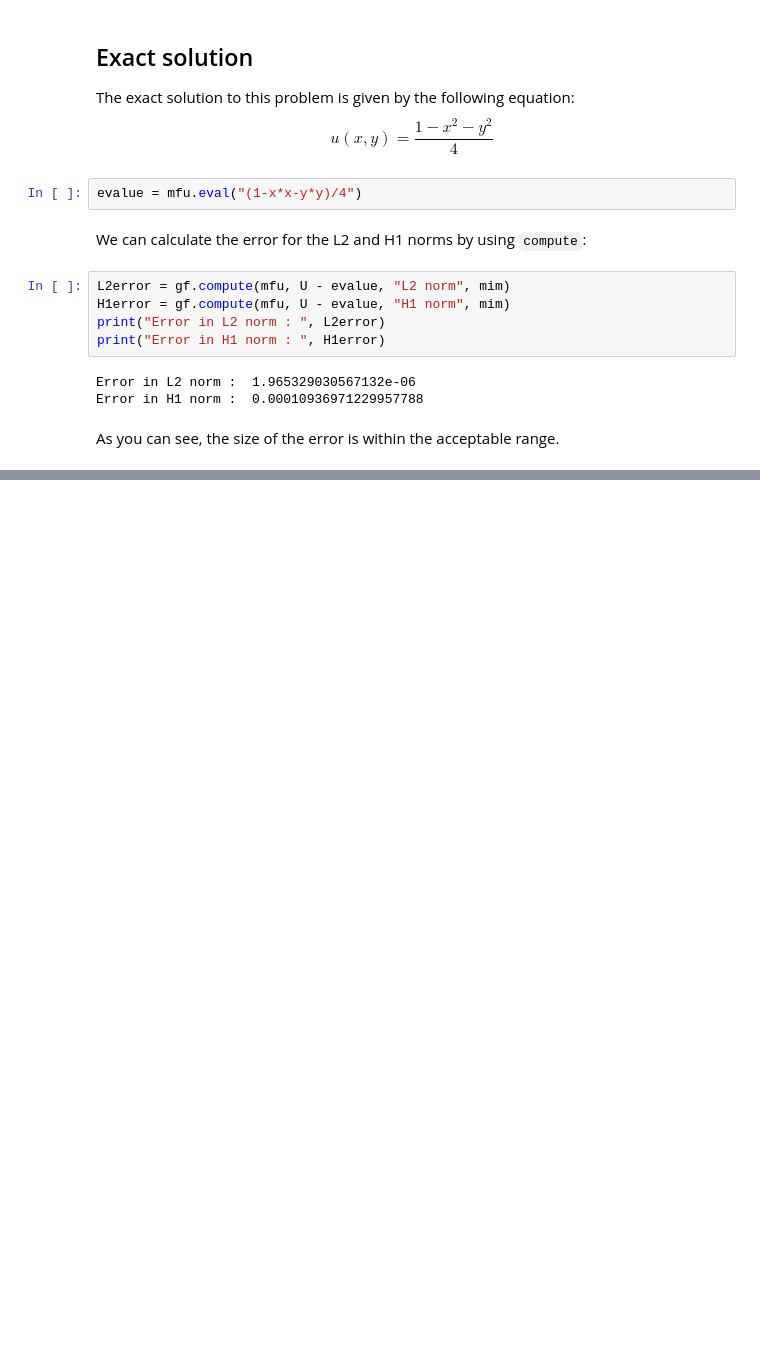
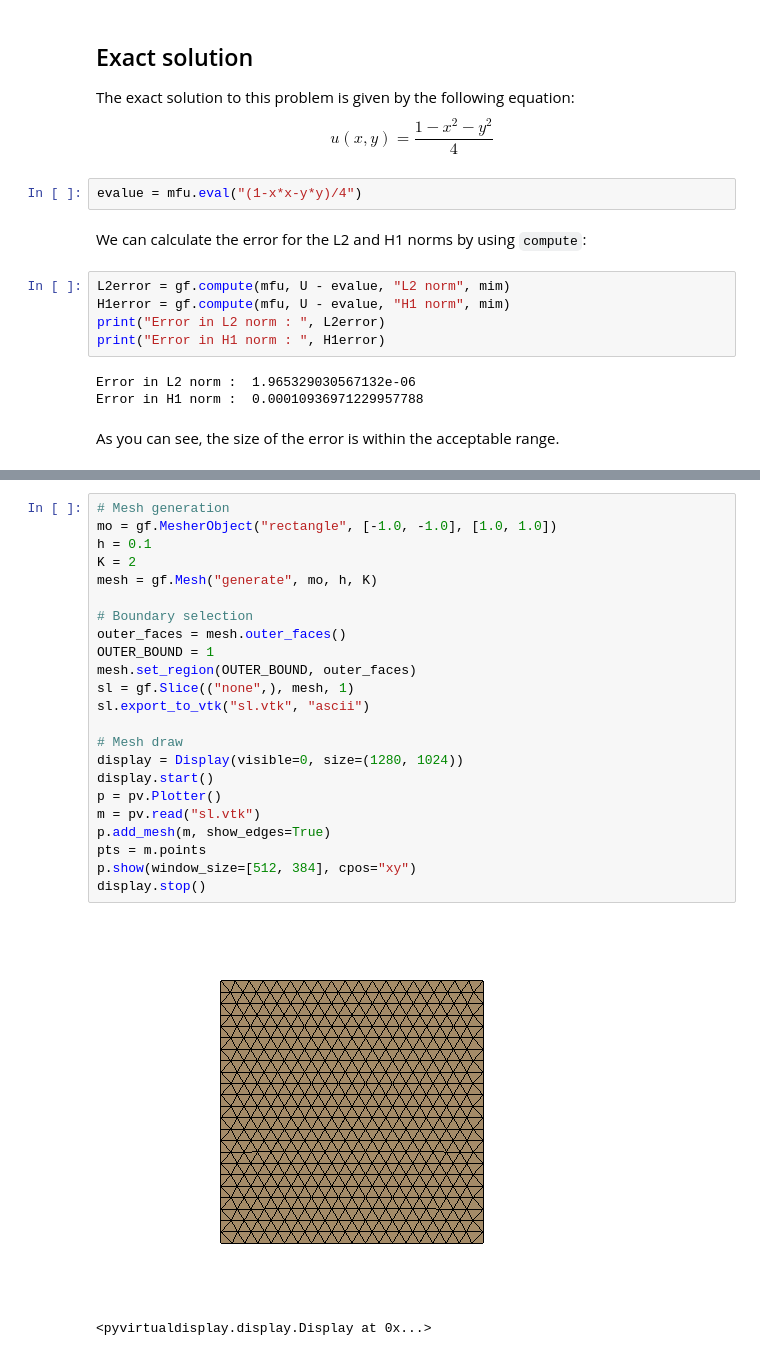
Before and after one commit to tkoyama010/awesome-getfem, a Jupyter notebook: doc/demo_unit_disk.ipynb, the cells around one changed output, grey strips where cells are left out. Cells and saved outputs as stored; diff of their text form; blank space fills up the shorter version.

```diff
--- a/doc/demo_unit_disk.ipynb
+++ b/doc/demo_unit_disk.ipynb
@@ -196,0 +204,26 @@ As you can see, the size of the error is within the acceptable range.
+# %%
+# Mesh generation
+mo = gf.MesherObject("rectangle", [-1.0, -1.0], [1.0, 1.0])
+h = 0.1
+K = 2
+mesh = gf.Mesh("generate", mo, h, K)
+
+# Boundary selection
+outer_faces = mesh.outer_faces()
+OUTER_BOUND = 1
+mesh.set_region(OUTER_BOUND, outer_faces)
+sl = gf.Slice(("none",), mesh, 1)
+sl.export_to_vtk("sl.vtk", "ascii")
+
+# Mesh draw
+display = Display(visible=0, size=(1280, 1024))
+display.start()
+p = pv.Plotter()
+m = pv.read("sl.vtk")
+p.add_mesh(m, show_edges=True)
+pts = m.points
+p.show(window_size=[512, 384], cpos="xy")
+display.stop()
+# %% [output]
+[figure, added]
+<pyvirtualdisplay.display.Display at 0x...>
```
Also changed, not shown: parts of 3 cells of this notebook.
